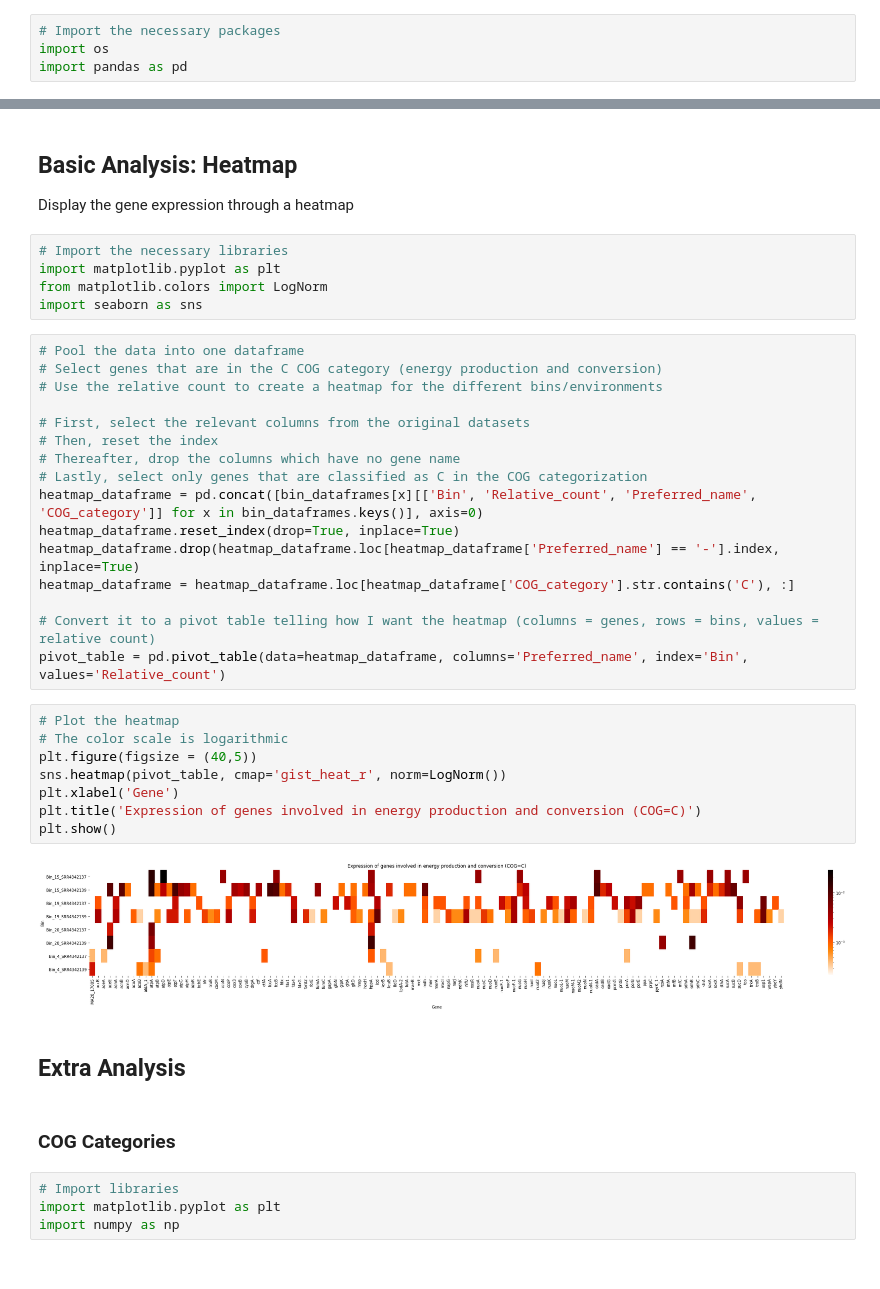
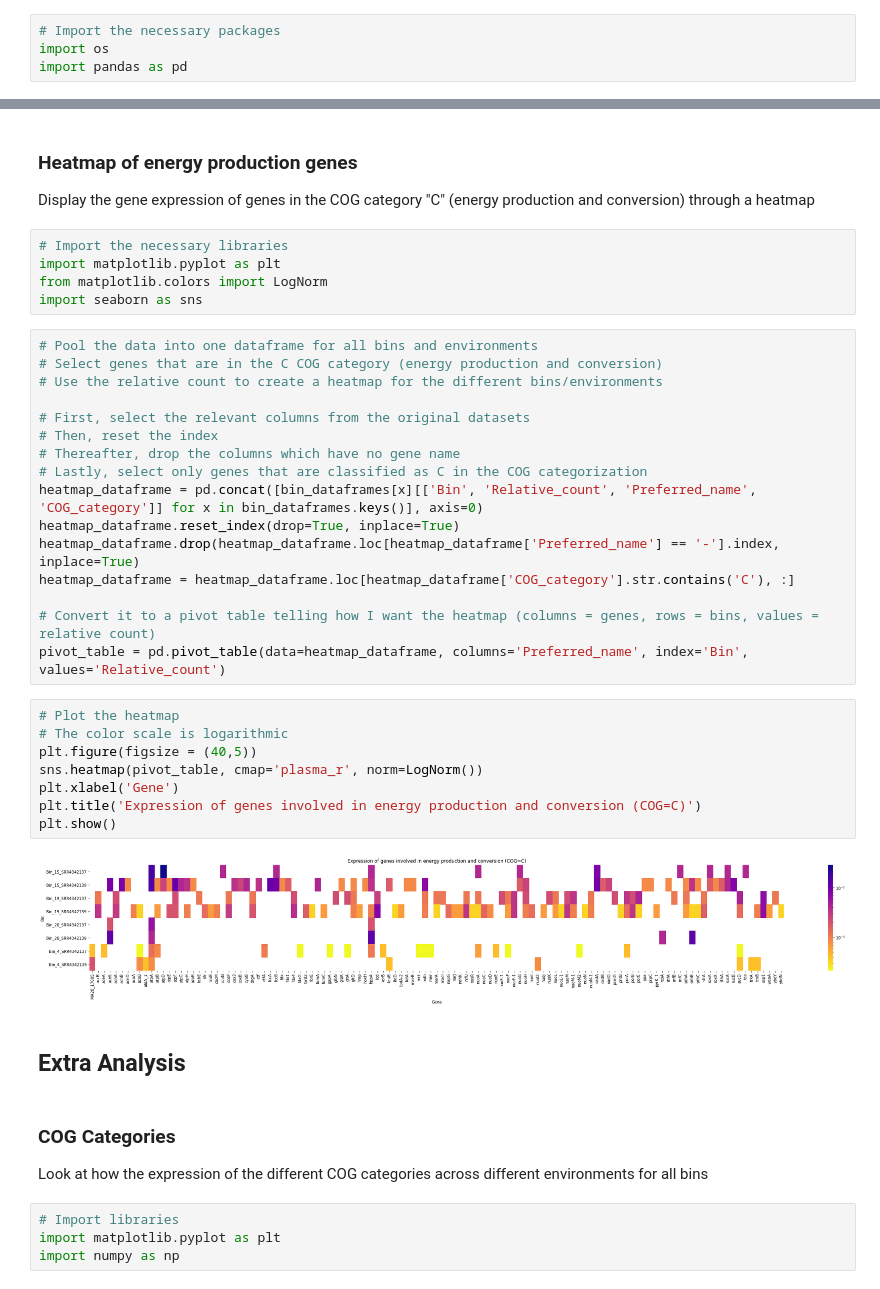
Before and after one commit to claranordquist/genome_analysis, a Jupyter notebook: Code/07_Python.ipynb, the cells around one changed output, grey strips where cells are left out. Saved outputs shown, nothing was run; the diff lists cells and outputs as text.

```diff
--- a/Code/07_Python.ipynb
+++ b/Code/07_Python.ipynb
@@ -68,13 +79,13 @@ for sample in bin_dataframes.keys():
 # %% [markdown]
-## Basic Analysis: Heatmap
-Display the gene expression through a heatmap
+### Heatmap of energy production genes
+Display the gene expression of genes in the COG category "C" (energy production and conversion) through a heatmap
 # %%
 # Import the necessary libraries
 import matplotlib.pyplot as plt
 from matplotlib.colors import LogNorm
 import seaborn as sns
 # %%
-# Pool the data into one dataframe
+# Pool the data into one dataframe for all bins and environments
 # Select genes that are in the C COG category (energy production and conversion)
 # Use the relative count to create a heatmap for the different bins/environments
 
@@ -92,17 +103,18 @@ pivot_table = pd.pivot_table(data=heatmap_dataframe, columns='Preferred_name', i
 # %%
 # Plot the heatmap
 # The color scale is logarithmic
 plt.figure(figsize = (40,5))
-sns.heatmap(pivot_table, cmap='gist_heat_r', norm=LogNorm())
+sns.heatmap(pivot_table, cmap='plasma_r', norm=LogNorm())
 plt.xlabel('Gene')
 plt.title('Expression of genes involved in energy production and conversion (COG=C)')
 plt.show()
 # %% [output]
-[figure, old version]
+[figure, new version]
 # %% [markdown]
 ## Extra Analysis
-# %% [markdown]
-### COG Categories
+# %% [markdown]
+### COG Categories
+Look at how the expression of the different COG categories across different environments for all bins
 # %%
 # Import libraries
 import matplotlib.pyplot as plt
```
Also changed, not shown: parts of 14 cells of this notebook, 1 other file.
